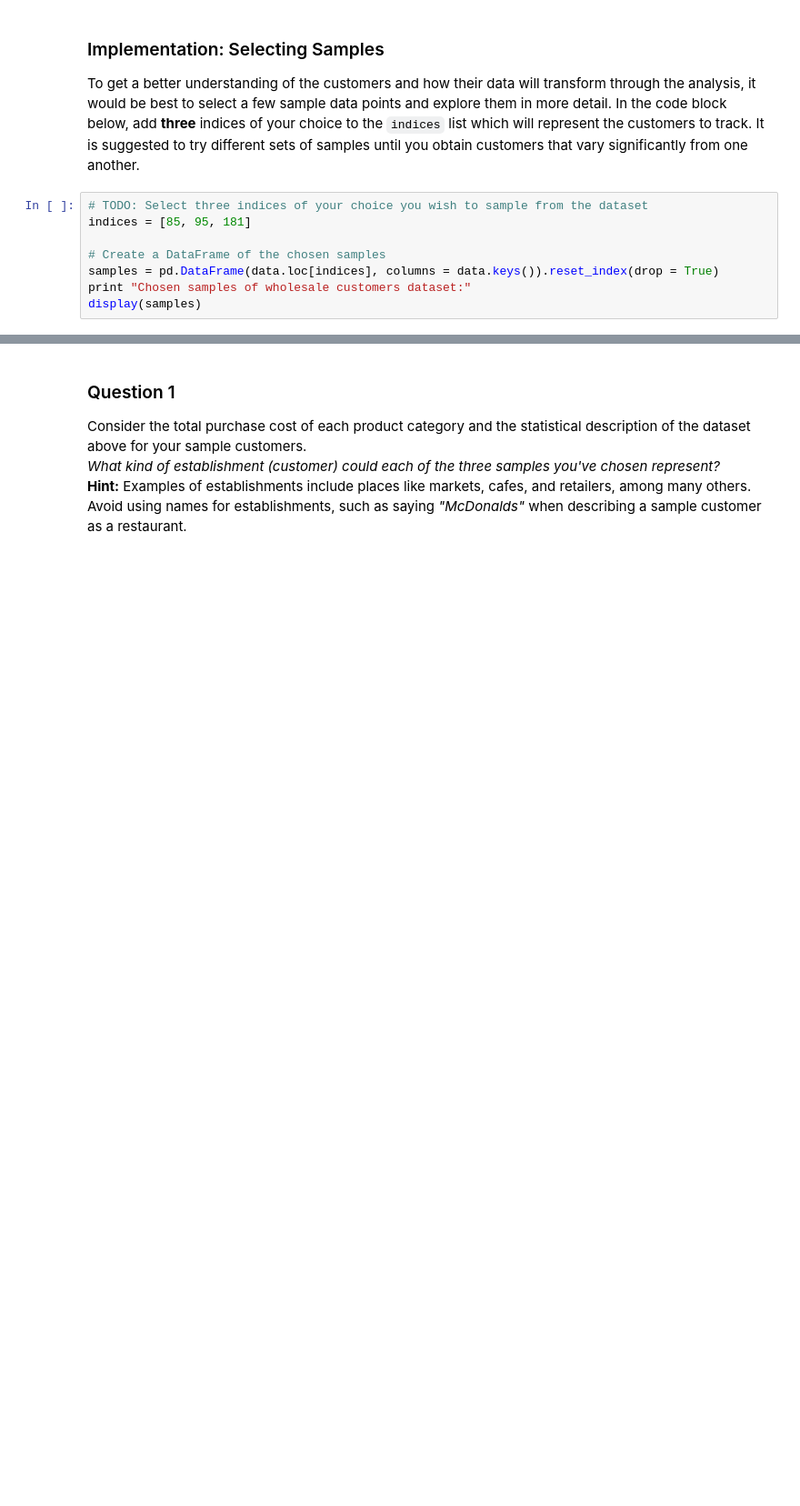
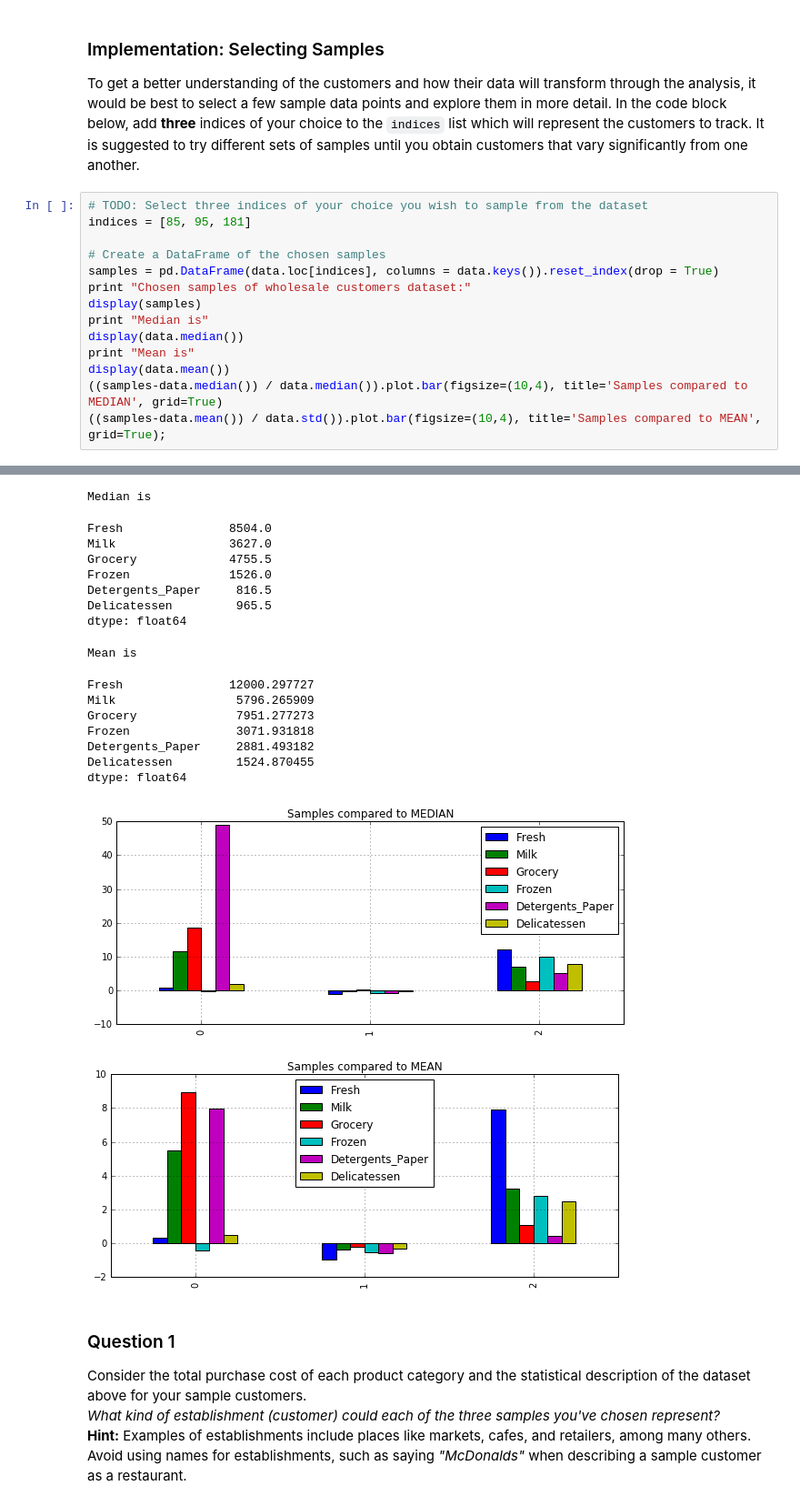
Before and after one commit to shobhitmishra/Udacity_Machine_Learning, a Jupyter notebook: customer_segments/customer_segments.ipynb, the cells around one changed output, grey strips where cells are left out. Shown at 91% size. Cells and saved outputs as stored; diff of their text form; blank space fills up the shorter version.

```diff
--- a/customer_segments/customer_segments.ipynb
+++ b/customer_segments/customer_segments.ipynb
@@ -61,17 +61,41 @@ To get a better understanding of the customers and how their data will transform
 # %%
 # TODO: Select three indices of your choice you wish to sample from the dataset
 indices = [85, 95, 181]
 
 # Create a DataFrame of the chosen samples
 samples = pd.DataFrame(data.loc[indices], columns = data.keys()).reset_index(drop = True)
 print "Chosen samples of wholesale customers dataset:"
 display(samples)
+print "Median is"
+display(data.median())
+print "Mean is"
+display(data.mean())
+((samples-data.median()) / data.median()).plot.bar(figsize=(10,4), title='Samples compared to MEDIAN', grid=True)
+((samples-data.mean()) / data.std()).plot.bar(figsize=(10,4), title='Samples compared to MEAN', grid=True);
 # %% [output]
 Chosen samples of wholesale customers dataset:
 |  | Fresh | Milk | Grocery | Frozen | Detergents_Paper | Delicatessen |
 | 0 | 16117 | 46197 | 92780 | 1026 | 40827 | 2944 |
 | 1 | 3 | 2920 | 6252 | 440 | 223 | 709 |
 | 2 | 112151 | 29627 | 18148 | 16745 | 4948 | 8550 |
+Median is
+Fresh               8504.0
+Milk                3627.0
+Grocery             4755.5
+Frozen              1526.0
+Detergents_Paper     816.5
+Delicatessen         965.5
+dtype: float64
+Mean is
+Fresh               12000.297727
+Milk                 5796.265909
+Grocery              7951.277273
+Frozen               3071.931818
+Detergents_Paper     2881.493182
+Delicatessen         1524.870455
+dtype: float64
+[figure, added]
+[figure, added]
 # %% [markdown]
 ### Question 1
 Consider the total purchase cost of each product category and the statistical description of the dataset above for your sample customers.
```
Also changed, not shown: parts of 7 cells of this notebook, 1 other file.
